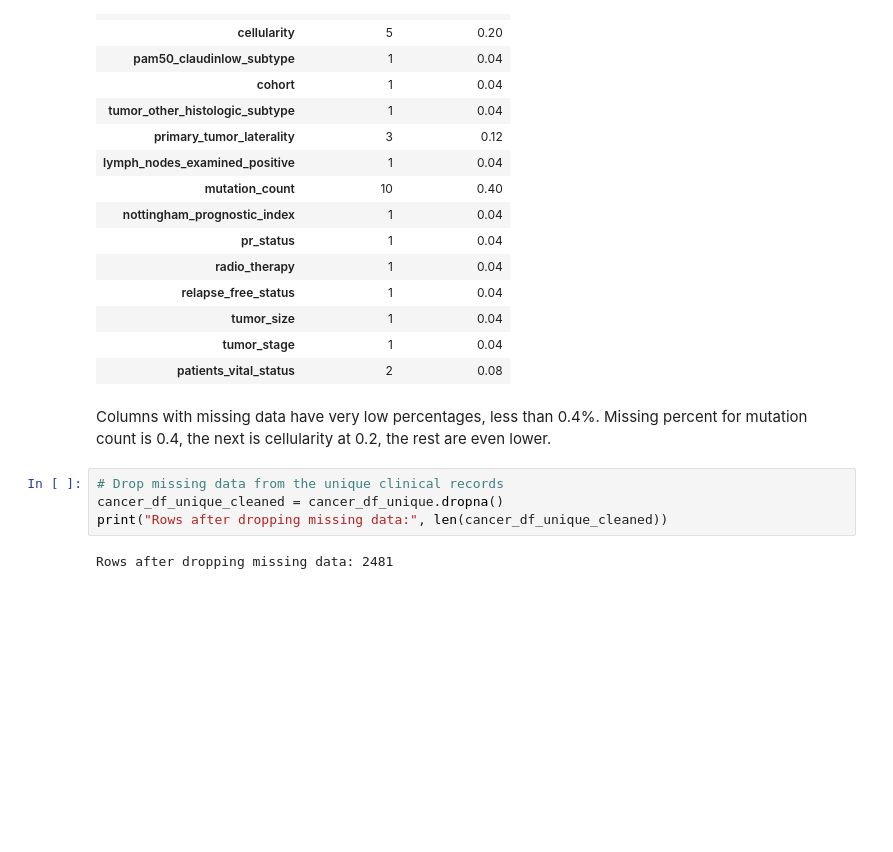
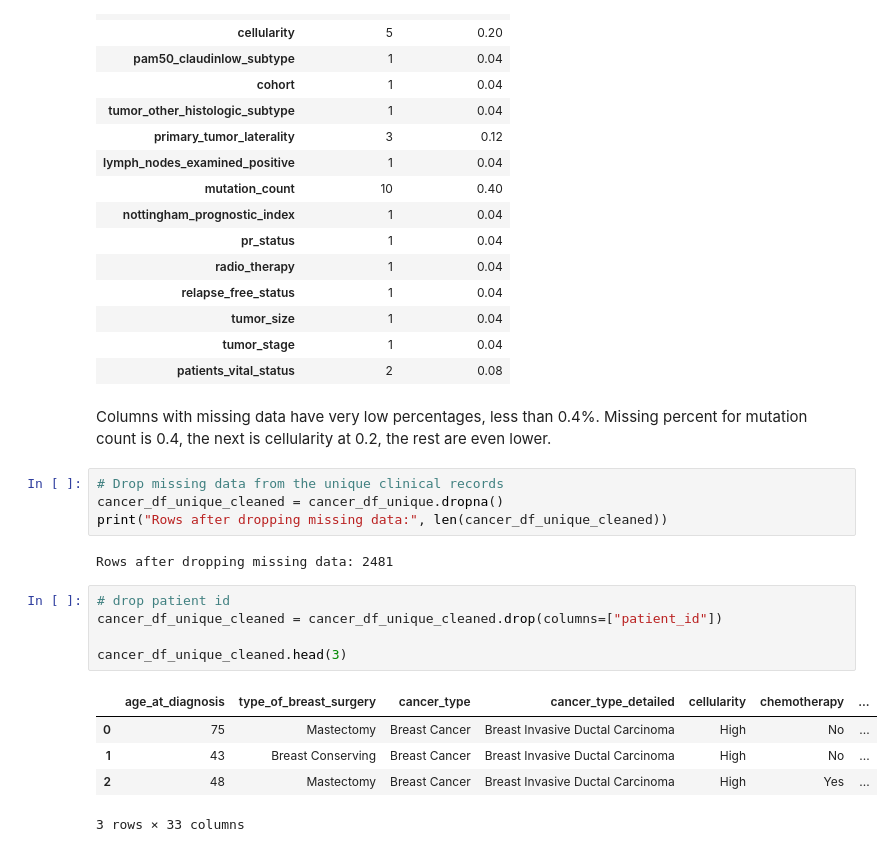
Before and after one commit to jbakkiyanathan/AAI500_Breast_Cancer_Analysis, a Jupyter notebook: breast_cancer_final.ipynb, the cells around one changed output. Saved outputs shown, nothing was run; the diff lists cells and outputs as text; blank space fills up the shorter version.

```diff
--- a/breast_cancer_final.ipynb
+++ b/breast_cancer_final.ipynb
@@ -138,3 +136,14 @@ cancer_df_unique_cleaned = cancer_df_unique.dropna()
 print("Rows after dropping missing data:", len(cancer_df_unique_cleaned))
 # %% [output]
 Rows after dropping missing data: 2481
+# %%
+# drop patient id
+cancer_df_unique_cleaned = cancer_df_unique_cleaned.drop(columns=["patient_id"])
+
+cancer_df_unique_cleaned.head(3)
+# %% [output]
+|  | age_at_diagnosis | type_of_breast_surgery | cancer_type | cancer_type_detailed | cellularity | chemotherapy | ... |
+| 0 | 75 | Mastectomy | Breast Cancer | Breast Invasive Ductal Carcinoma | High | No | ... |
+| 1 | 43 | Breast Conserving | Breast Cancer | Breast Invasive Ductal Carcinoma | High | No | ... |
+| 2 | 48 | Mastectomy | Breast Cancer | Breast Invasive Ductal Carcinoma | High | Yes | ... |
+3 rows × 33 columns
```
Also changed, not shown: parts of 16 cells of this notebook, 1 other file.
